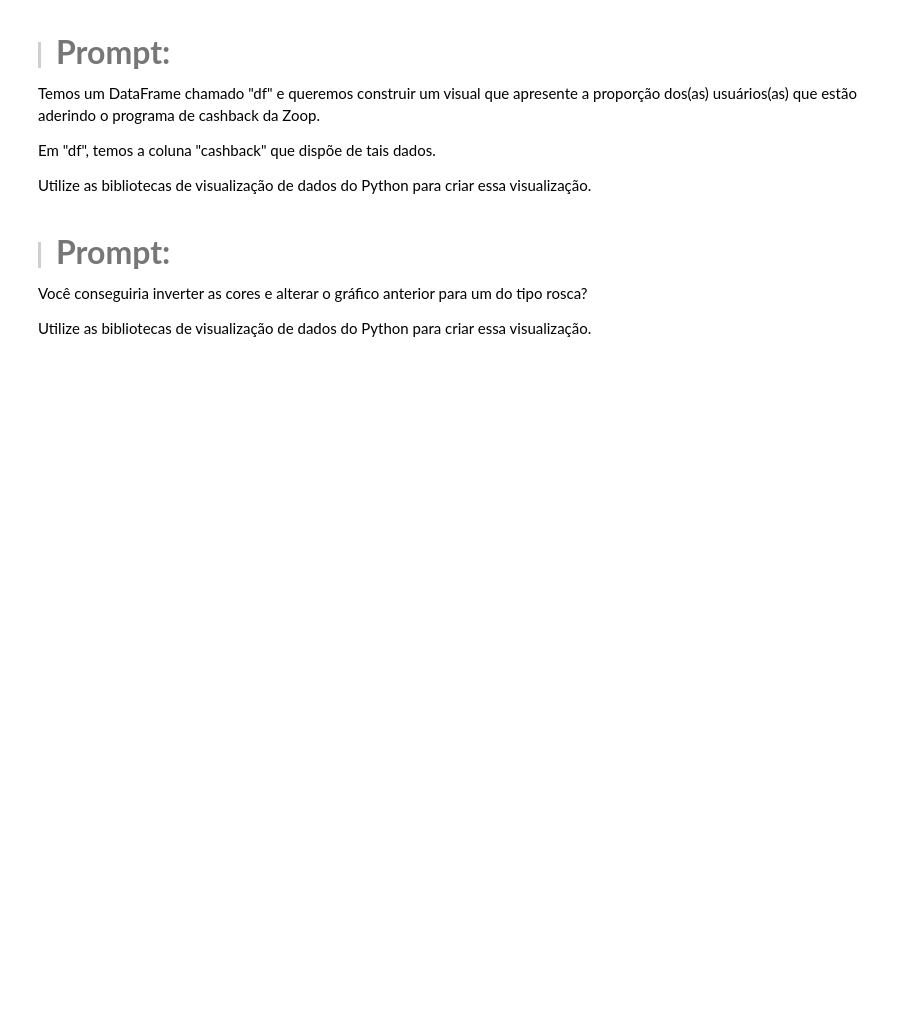
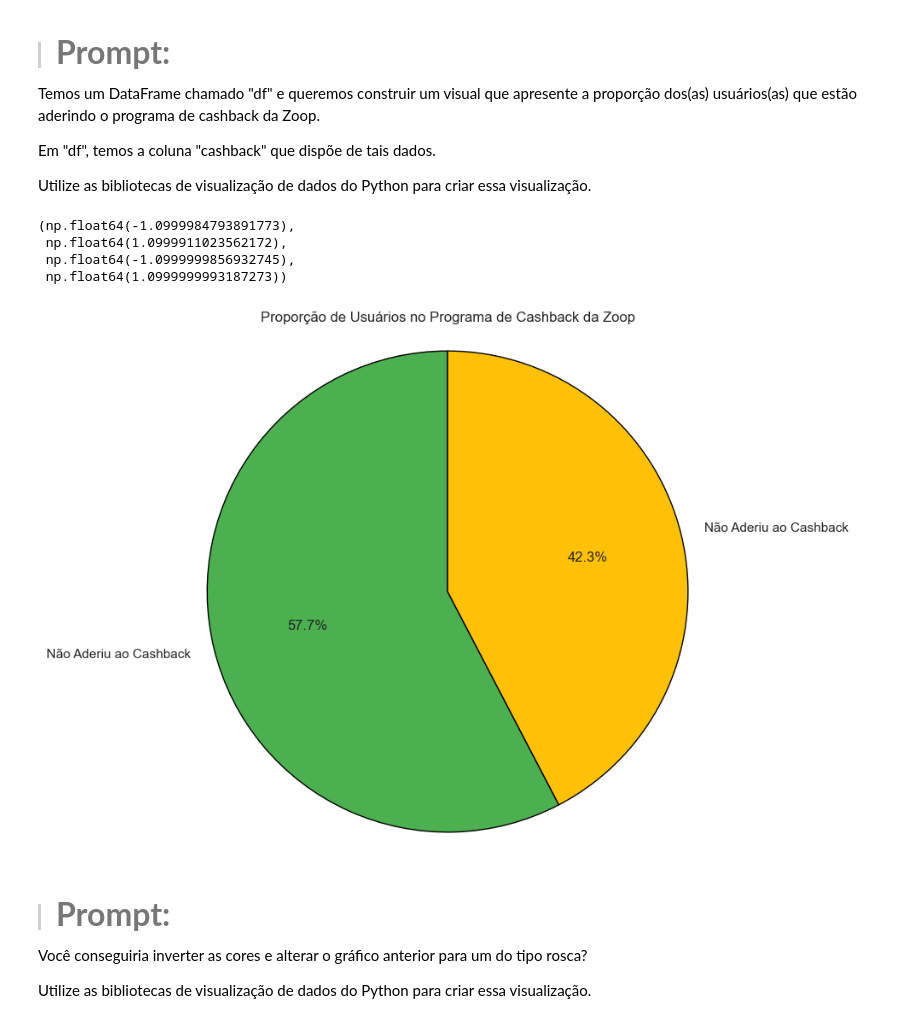
Before and after one commit to JCrpa/curso11_python_data_science_IA_dataviz, a Jupyter notebook: Projeto_Inicial_IA_aplicada_a_Data_Science.ipynb, the cells around one changed output. Saved outputs shown, nothing was run; the diff lists cells and outputs as text; code cells hidden in the pictures; blank space fills up the shorter version.

```diff
--- a/Projeto_Inicial_IA_aplicada_a_Data_Science.ipynb
+++ b/Projeto_Inicial_IA_aplicada_a_Data_Science.ipynb
@@ -875,6 +870,32 @@ Temos um DataFrame chamado "df" e queremos construir um visual que apresente a p
 Em "df", temos a coluna "cashback" que dispõe de tais dados.
 
 Utilize as bibliotecas de visualização de dados do Python para criar essa visualização.
+# %%
+# Calcula a contagem de cada valor na coluna 'cashback' e normaliza para obter as proporções
+proporcoes_cashback = df['cashback'].value_counts(normalize=True)
+# %%
+labels = ['Aderiu ao Cashback' if val == True else 'Não Aderiu ao Cashback' for val in proporcoes_cashback.index]
+# %%
+colors = ['#4CAF50', '#FFC107'] # Verde para "Aderiu", Amarelo para "Não Aderiu"
+# %%
+# Cria o gráfico de pizza
+plt.figure(figsize=(8, 8)) # Define o tamanho da figura para que o gráfico fique bem visualizado
+plt.pie(
+    proporcoes_cashback, # Os valores a serem plotados
+    labels=labels,       # Os rótulos para cada fatia
+    autopct='%1.1f%%',   # Formato para exibir as porcentagens nas fatias (ex: 75.0%)
+    startangle=90,       # Ângulo inicial da primeira fatia (começa no topo)
+    colors=colors,       # As cores definidas
+    wedgeprops={'edgecolor': 'black'} # Adiciona uma borda preta em cada fatia para melhor distinção
+)
+plt.title('Proporção de Usuários no Programa de Cashback da Zoop') # Título do gráfico
+plt.axis('equal') # Garante que o gráfico de pizza seja desenhado como um círculo perfeito
+# %% [output]
+(np.float64(-1.0999984793891773),
+ np.float64(1.0999911023562172),
+ np.float64(-1.0999999856932745),
+ np.float64(1.0999999993187273))
+[figure, added]
 # %% [markdown]
 > #### <strong><font color="7b71ff" size =6>Prompt:</font></strong>
 
```
Also changed, not shown: parts of 3 cells of this notebook.
